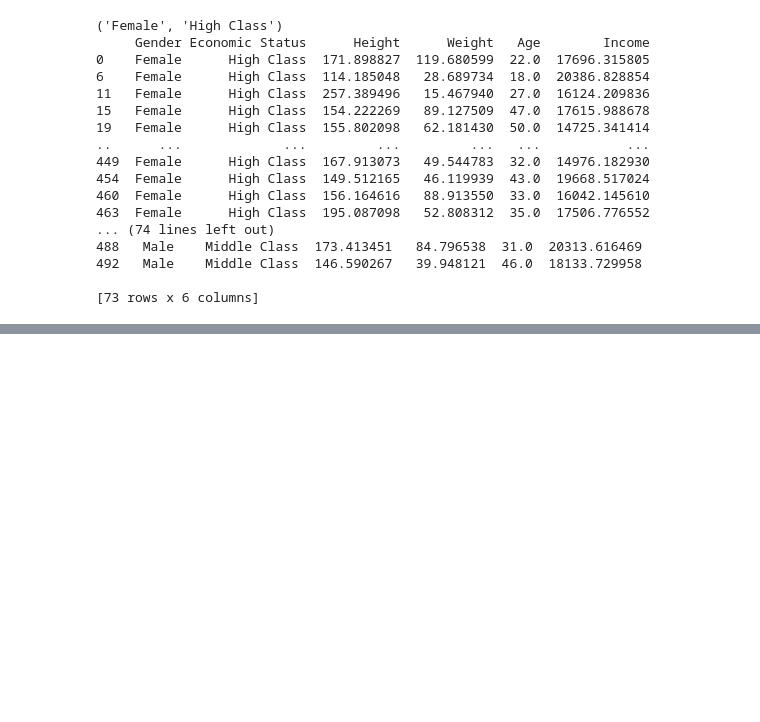
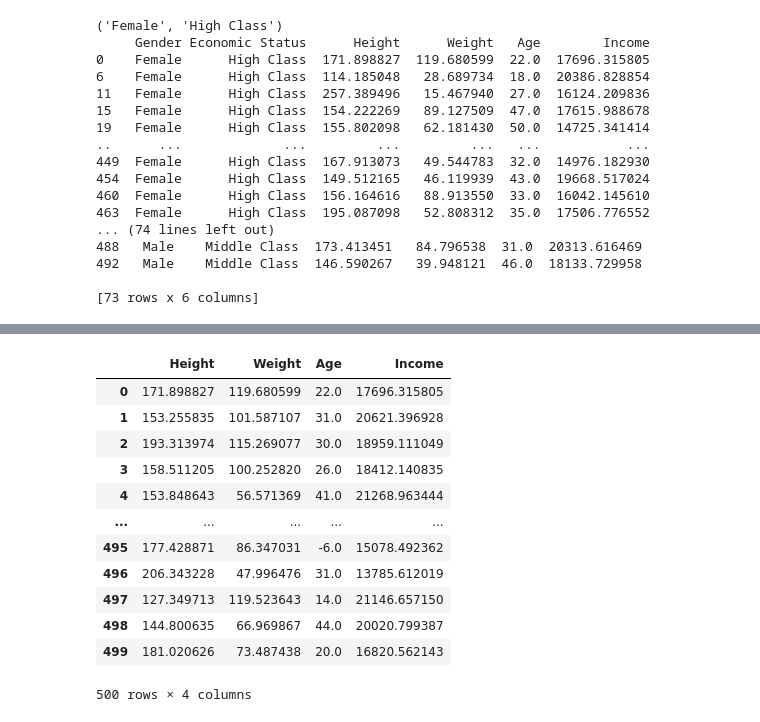
Before and after one commit to tomasvdh/python-ml-course, a Jupyter notebook: mynotebooks/T2 - 3 - Data Cleaning - Agrupación de datos.ipynb, the cells around one changed output, grey strips where cells are left out. Saved outputs shown, nothing was run; the diff lists cells and outputs as text; code cells hidden in the pictures; blank space fills up the shorter version.

```diff
--- a/mynotebooks/T2 - 3 - Data Cleaning - Agrupación de datos.ipynb
+++ b/mynotebooks/T2 - 3 - Data Cleaning - Agrupación de datos.ipynb
@@ -280,0 +313,18 @@ double_group.aggregate([lambda x:(np.mean(x))/np.std(x)])
+# %%
+fill_na_mean = lambda x : x.fillna(x.mean())
+# %%
+double_group.transform(fill_na_mean)
+# %% [output]
+|  | Height | Weight | Age | Income |
+| 0 | 171.898827 | 119.680599 | 22.0 | 17696.315805 |
+| 1 | 153.255835 | 101.587107 | 31.0 | 20621.396928 |
+| 2 | 193.313974 | 115.269077 | 30.0 | 18959.111049 |
+| 3 | 158.511205 | 100.252820 | 26.0 | 18412.140835 |
+| 4 | 153.848643 | 56.571369 | 41.0 | 21268.963444 |
+| ... | ... | ... | ... | ... |
+| 495 | 177.428871 | 86.347031 | -6.0 | 15078.492362 |
+| 496 | 206.343228 | 47.996476 | 31.0 | 13785.612019 |
+| 497 | 127.349713 | 119.523643 | 14.0 | 21146.657150 |
+| 498 | 144.800635 | 66.969867 | 44.0 | 20020.799387 |
+| 499 | 181.020626 | 73.487438 | 20.0 | 16820.562143 |
+500 rows × 4 columns
```
Also changed, not shown: parts of 40 cells of this notebook.
